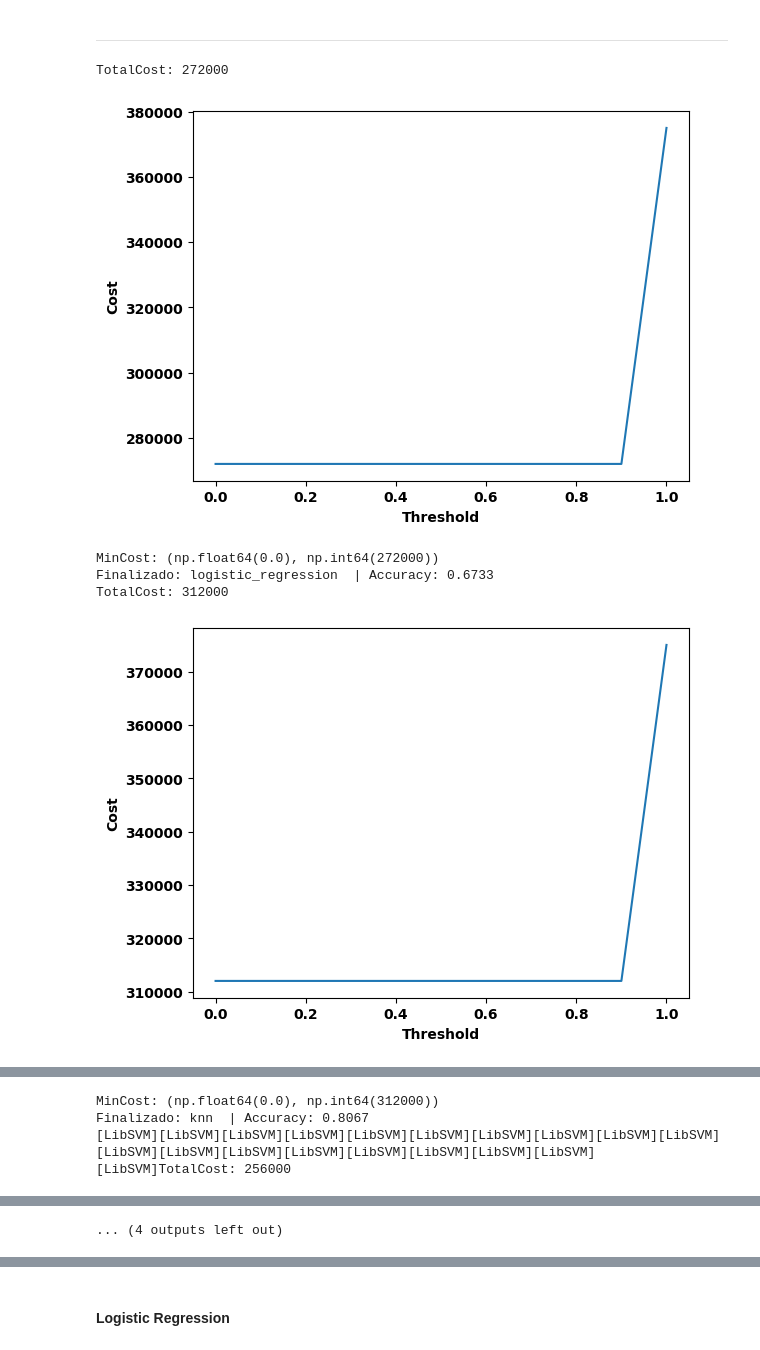
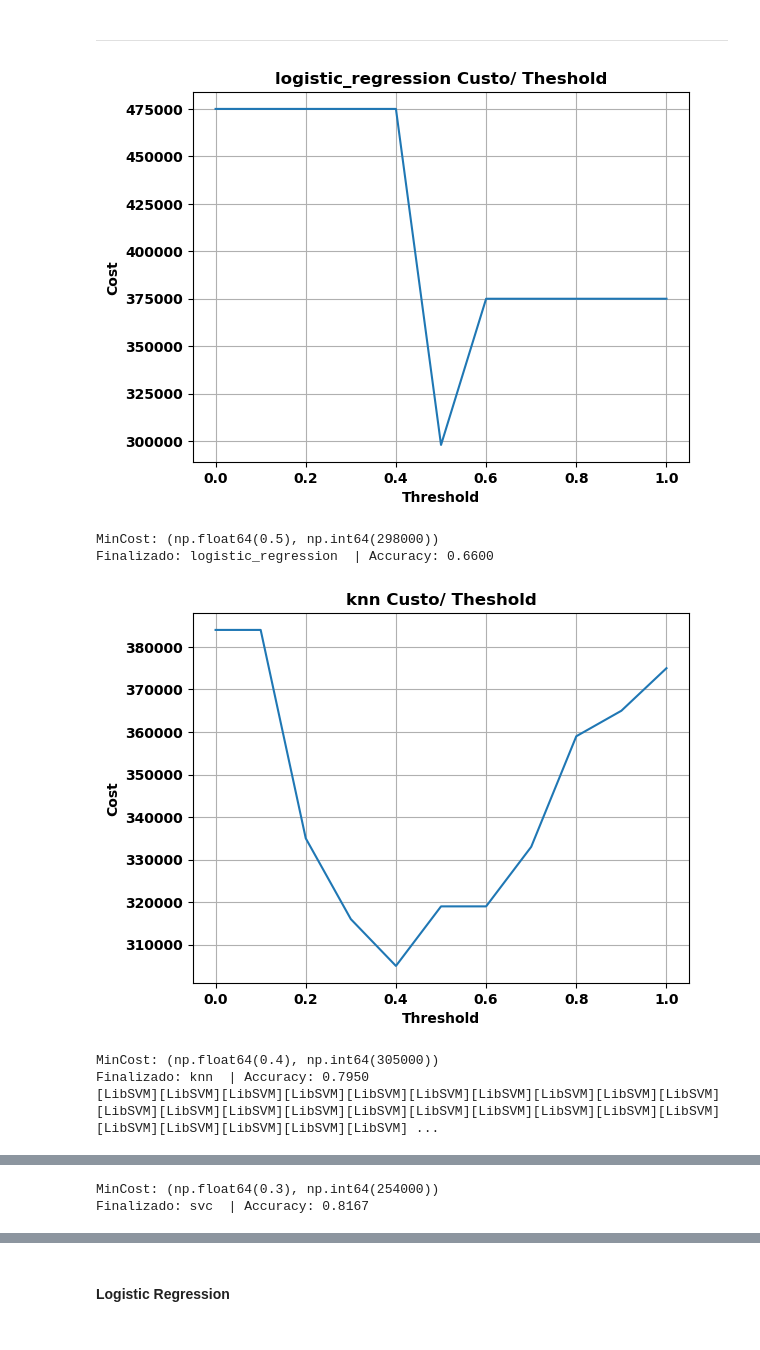
Before and after one commit to pereiranuno/OML-trabalho, a Jupyter notebook: rumos_bank/notebooks/rumos_bank_lending_prediction.ipynb, the cells around one changed output, grey strips where cells are left out. Drawn from its saved outputs; the diff is of its cells as text; code cells hidden in the pictures.

```diff
--- a/rumos_bank/notebooks/rumos_bank_lending_prediction.ipynb
+++ b/rumos_bank/notebooks/rumos_bank_lending_prediction.ipynb
@@ -277,18 +285,0 @@ def min_cost_threshold(y_test, y_preds):
-# %%
-def min_cost_threshold(y_test, y_preds):
-    costs = {}
-
-    for threshold in np.arange(0, 1.1, 0.1):
-        costs[round(threshold, 1)] = total_cost(y_test, y_preds, threshold=threshold)
-
-    # Plot
-    plt.plot(list(costs.keys()), list(costs.values()))
-    plt.ylabel('Cost')
-    plt.xlabel('Threshold')
-    plt.show()
-
-    # Obter threshold e custo mínimo
-    min_threshold = min(costs, key=costs.get)
-    min_cost = costs[min_threshold]
-
-    return min_threshold, min_cost
@@ -355,29 +378,48 @@ models_and_params = [
      }),
 ]
 # %%
-# === Loop pelos modelos ===
+# Iterar Pipeline definino ponto anterior, calcular acuracy e registar consumo de recursos
+resource_usage = []
 for model_name, pipeline, param_grid in models_and_params:
 
+
+    # Medir tempo de treino
+    start_time = time.time()
+
     # === Hiperparam tuning ===
-    search = GridSearchCV(pipeline, param_grid, cv=3, scoring='accuracy')
+    search = GridSearchCV(pipeline, param_grid, cv=5, scoring='accuracy')
     search.fit(X_train, y_train)
     best_model = search.best_estimator_
 
     # === Previsões e métrica
-    y_preds = best_model.predict(X_test)
-    acc = accuracy_score(y_test, y_preds)
-    print(f"TotalCost: {total_cost(y_test, y_preds, threshold = 0.5)}")
-    min_threshold, min_cost = min_cost_threshold(y_test, y_preds)
+    y_preds = best_model.predict_proba(X_test)[:, 1]
+
+    min_threshold, min_cost = min_cost_threshold(y_test, y_preds, model_name+' Custo/ Theshold')
     print(f"MinCost: {min_threshold,min_cost}")
+
+
+    # Converter probabilidades em classes
+    y_preds_class = (y_preds >= 0.5).astype(int)
+
+    # Calcular Accuracy
+    acc = accuracy_score(y_test, y_preds_class)
+
     # === Log dos melhores parâmetros
     best_params = search.best_params_
+    print(f"Finalizado: {model_name}  | Accuracy: {acc:.4f}")
 
+    end_time = time.time()
+    elapsed_time = end_time - start_time
 
-    print(f"Finalizado: {model_name}  | Accuracy: {acc:.4f}")
+    resource_usage.append({
+    "model": model_name,
+    "training_time": elapsed_time
+    })
 # %% [output]
+[figure, new version]
-TotalCost: 272000
+MinCost: (np.float64(0.5), np.int64(298000))
+Finalizado: logistic_regression  | Accuracy: 0.6600
-[figure, old version]
+[figure, new version]
-MinCost: (np.float64(0.0), np.int64(272000))
-Finalizado: logistic_regression  | Accuracy: 0.6733
-TotalCost: 312000
+MinCost: (np.float64(0.4), np.int64(305000))
+Finalizado: knn  | Accuracy: 0.7950
+[LibSVM][LibSVM][LibSVM][LibSVM][LibSVM][LibSVM][LibSVM][LibSVM][LibSVM][LibSVM][LibSVM][LibSVM][LibSVM][LibSVM][LibSVM][LibSVM][LibSVM][LibSVM][LibSVM][LibSVM][LibSVM][LibSVM][LibSVM][LibSVM][LibSVM] ...
-[figure, old version]
@@ -384,3 +427,2 @@ TotalCost: 312000
-MinCost: (np.float64(0.0), np.int64(312000))
-Finalizado: knn  | Accuracy: 0.8067
-[LibSVM][LibSVM][LibSVM][LibSVM][LibSVM][LibSVM][LibSVM][LibSVM][LibSVM][LibSVM][LibSVM][LibSVM][LibSVM][LibSVM][LibSVM][LibSVM][LibSVM][LibSVM][LibSVM]TotalCost: 256000
+MinCost: (np.float64(0.3), np.int64(254000))
+Finalizado: svc  | Accuracy: 0.8167
@@ -415 +454,0 @@ Increase the number of iterations (max_iter) or scale the data as shown in:
-... (4 outputs left out)
```
Also changed, not shown: parts of 13 cells of this notebook.
